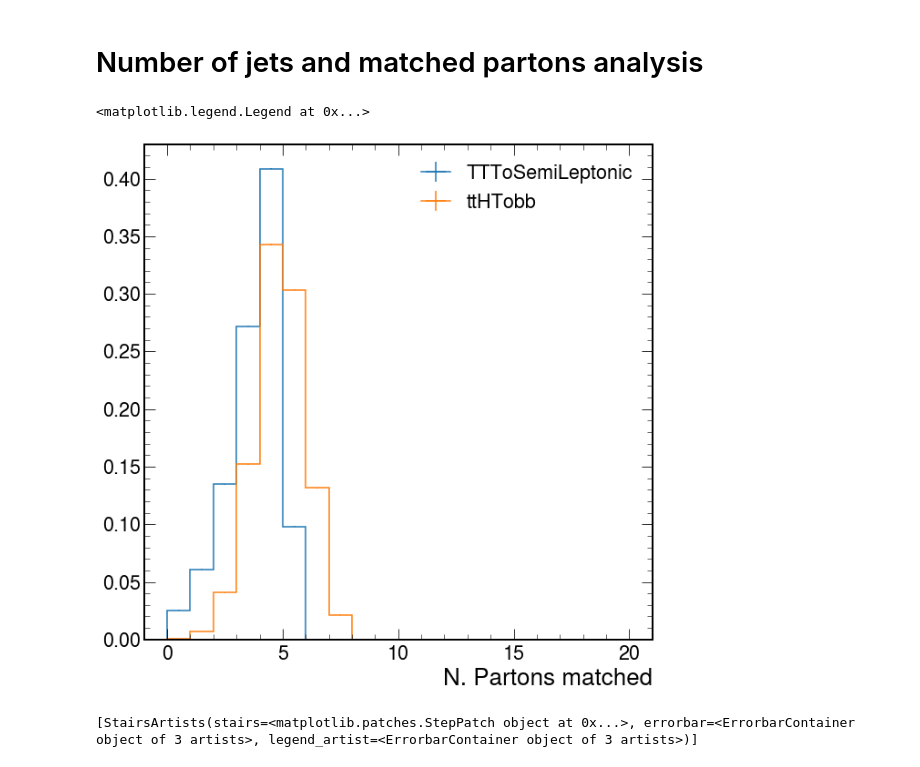
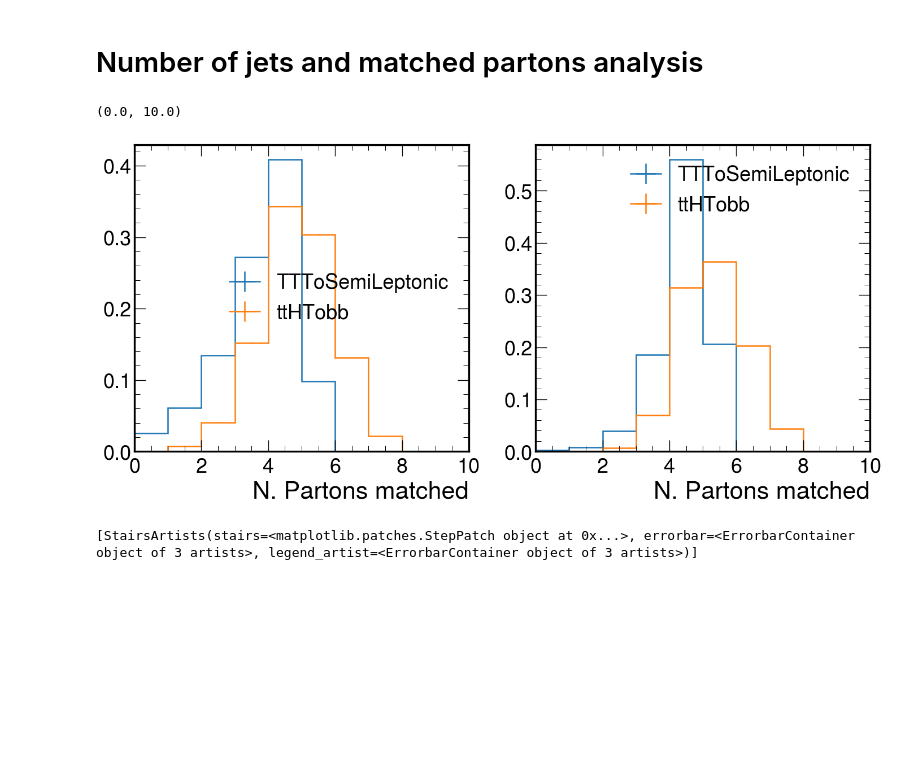
Before and after one commit to PocketCoffea/PocketCoffea, a Jupyter notebook: notebooks/plotting/PartonMatchingEfficiency.ipynb, the cells around one changed output. Cells and saved outputs as stored; diff of their text form; code cells hidden in the pictures; blank space fills up the shorter version.

Commit message:
WIP parton matching lower pt

```diff
--- a/notebooks/plotting/PartonMatchingEfficiency.ipynb
+++ b/notebooks/plotting/PartonMatchingEfficiency.ipynb
@@ -13,9 +14,11 @@ import numpy as np
 from pprint import pprint
 hep.style.use(hep.style.ROOT)
 # %%
-filename = "/work/dvalsecc/ttHbb/PocketCoffea/output/parton_matching_dR02_v07/output.coffea"
-output = load(filename)
-output.keys()
+filename1 = "/work/dvalsecc/ttHbb/PocketCoffea/output/parton_matching_dR02_v07/output.coffea"
+filename2 = "/work/dvalsecc/ttHbb/PocketCoffea/output/parton_matching_dataset_v1/output.coffea"
+output1 = load(filename1)
+output2 = load(filename2)
+output1.keys()
 # %% [output]
 dict_keys(['sum_genweights', 'cutflow', 'sumw', 'seed_chunk', 'hist_muon_pt', 'hist_muon_eta', 'hist_muon_phi', 'hist_electron_pt', 'hist_electron_eta', 'hist_electron_phi', 'hist_jet_pt', 'hist_jet_e ...
 # %%
@@ -66,0 +69,2 @@ hep.histplot(np['ttHTobb', '4j','2018',:])
+# %%
+output1['seed_chunk'] = None
@@ -67,11 +87,22 @@ hep.histplot(np['ttHTobb', '4j','2018',:])
 # %% [markdown]
 # Number of jets and matched partons analysis
 # %%
-np = output["hist_npartonmatched"].to_hist()
-hep.histplot(np['TTToSemiLeptonic', '4j','2018',:], density=True, label="TTToSemiLeptonic")
-hep.histplot(np['ttHTobb', '4j','2018',:], density=True, label="ttHTobb")
-plt.legend()
+fig,( ax,ay) = plt.subplots(1, 2, figsize=(14, 6), dpi=120)
+plt.subplots_adjust(wspace=0.2)
+
+np = output1["hist_npartonmatched"].to_hist()
+hep.histplot(np['TTToSemiLeptonic', '4j','2018',:], density=True, label="TTToSemiLeptonic", ax=ax)
+hep.histplot(np['ttHTobb', '4j','2018',:], density=True, label="ttHTobb", ax=ax)
+ax.legend()
+ax.set_xlim(0,10)
+
+
+np = output2["hist_npartonmatched"].to_hist()
+hep.histplot(np['TTToSemiLeptonic', '4j','2018',:], density=True, label="TTToSemiLeptonic", ax=ay)
+hep.histplot(np['ttHTobb', '4j','2018',:], density=True, label="ttHTobb", ax=ay)
+ay.legend()
+ay.set_xlim(0,10)
 # %% [output]
-<matplotlib.legend.Legend at 0x...>
+(0.0, 10.0)
-[figure, old version]
+[figure, new version]
 # %%
```
Also changed, not shown: parts of 38 cells of this notebook, 2 other files.
